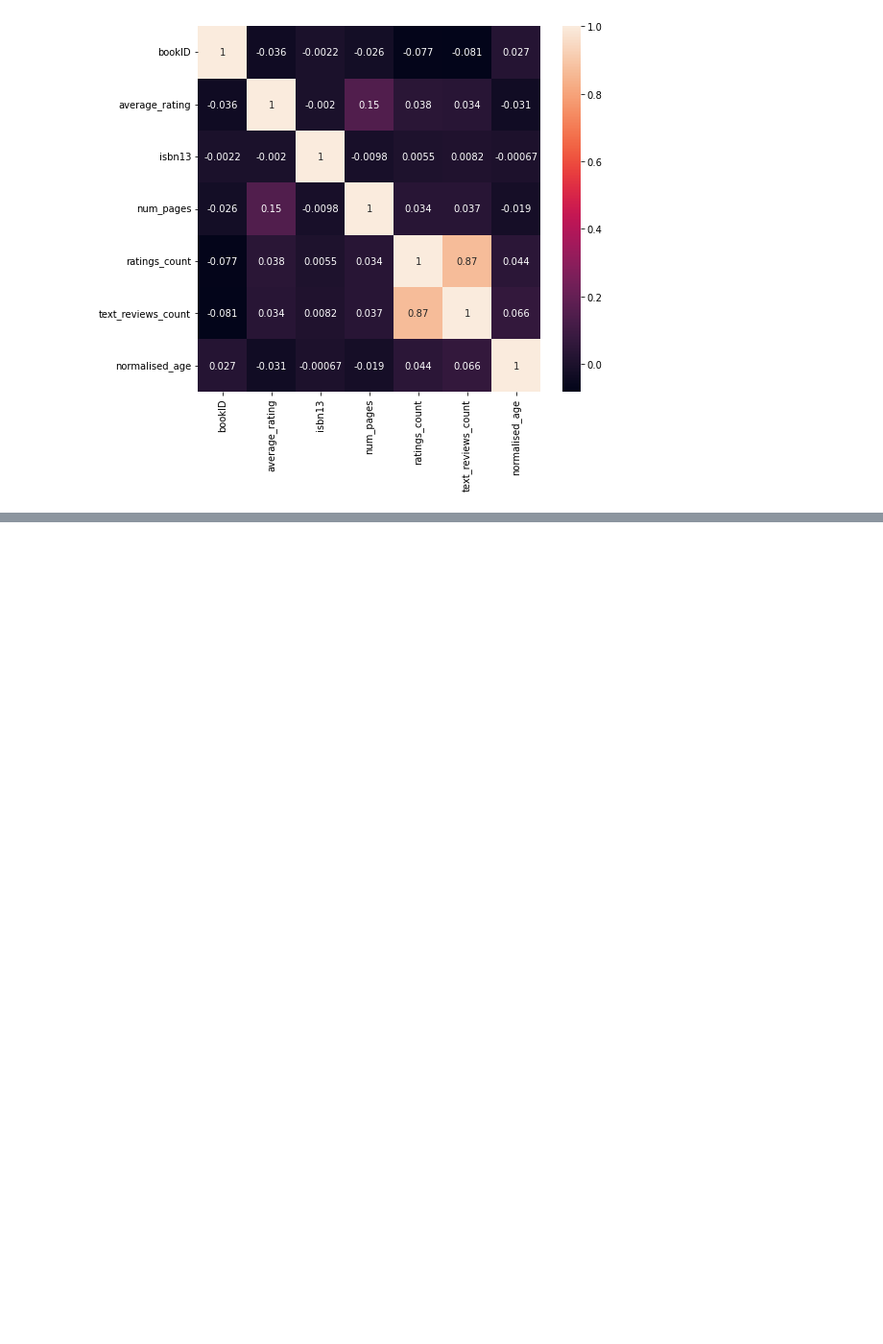
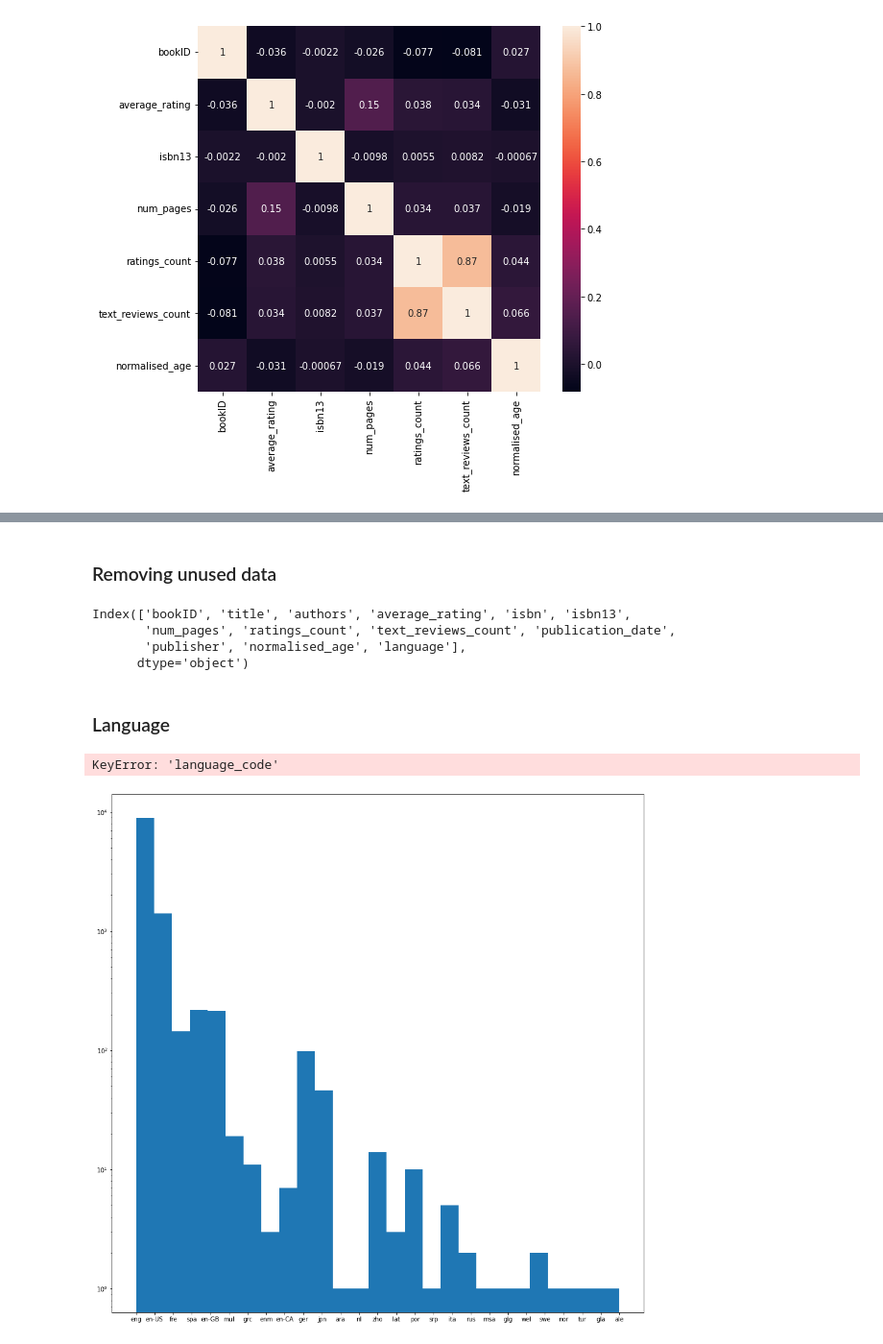
Before and after one commit to Attoumassa/book_rating_prediction_model, a Jupyter notebook: feature_engineering.ipynb, the cells around one changed output, grey strips where cells are left out. Shown at 96% size. Saved outputs shown, nothing was run; the diff lists cells and outputs as text; code cells hidden in the pictures; blank space fills up the shorter version.

```diff
--- a/exploratory_analysis.ipynb
+++ b/feature_engineering.ipynb
@@ -230,0 +200,24 @@ raw_df[raw_df["text_reviews_count"] < 100]
+# %% [markdown]
+### Removing unused data
+# %%
+df.columns
+# %% [output]
+Index(['bookID', 'title', 'authors', 'average_rating', 'isbn', 'isbn13',
+       'num_pages', 'ratings_count', 'text_reviews_count', 'publication_date',
+       'publisher', 'normalised_age', 'language'],
+      dtype='object')
+# %%
+df = df.drop(["bookID", "isbn", "isbn13"], axis=1)
+# %% [markdown]
+### Language
+# %%
+unique_languages = list(df["language_code"].unique())
+print(unique_languages)
+# %% [output]
+KeyError: 'language_code'
+# %%
+plt.figure(figsize=(16, 16))
+plt.hist(df["language_code"], bins=len(unique_languages))
+plt.yscale("log")
+# %% [output]
+[figure, added]
```
Also changed, not shown: parts of 14 cells of this notebook.
